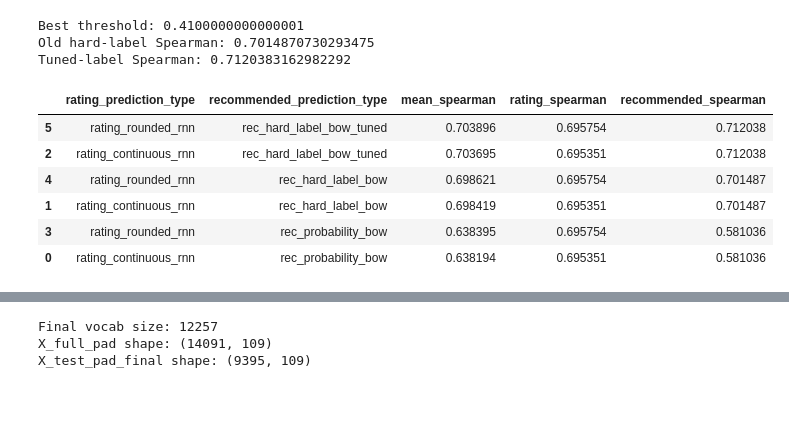
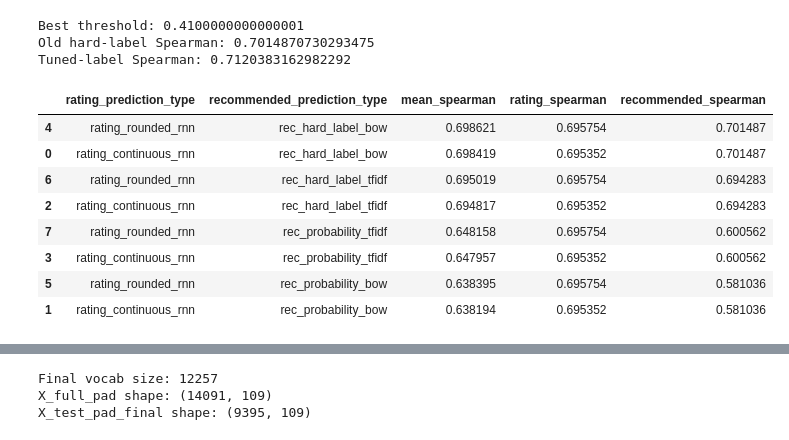
Before and after one commit to dariaproniakova/danit_final_project, a Jupyter notebook: notebooks/04_hybrid_improvement.ipynb, the cells around one changed output, grey strips where cells are left out. Cells and saved outputs as stored; diff of their text form; code cells hidden in the pictures; blank space fills up the shorter version.

```diff
--- a/notebooks/04_hybrid_improvement.ipynb
+++ b/notebooks/04_hybrid_improvement.ipynb
@@ -348,6 +434,18 @@ bow_preprocessor = ColumnTransformer([
     ("cat", categorical_preprocessor, cat_features),
     ("num", numeric_preprocessor, num_features)
 ])
+
+tfidf_preprocessor = ColumnTransformer([
+    ("text", TfidfVectorizer(
+        min_df=5,
+        max_features=40000,
+        ngram_range=(1, 2),
+        lowercase=False,
+        sublinear_tf=True
+    ), text_feature),
+    ("cat", categorical_preprocessor, cat_features),
+    ("num", numeric_preprocessor, num_features)
+])
 # %%
 recommended_bow_model = Pipeline([
     ("preprocessor", bow_preprocessor),
@@ -358,8 +456,21 @@ recommended_bow_model = Pipeline([
         random_state=SEED
     ))
 ])
+
+recommended_tfidf_model = Pipeline([
+    ("preprocessor", tfidf_preprocessor),
+    ("model", LogisticRegression(
+        max_iter=3000,
+        class_weight="balanced",
+        solver="liblinear",
+        random_state=SEED
+    ))
+])
 # %%
 recommended_bow_model.fit(train_df, y_train_rec)
 print("BoW recommended model trained.")
 # %% [output]
 BoW recommended model trained.
+# %%
+recommended_tfidf_model.fit(train_df, y_train_rec)
+print("TF-IDF recommended model trained.")
@@ -366,6 +479,9 @@ BoW recommended model trained.
 # %%
 val_rec_pred_prob_bow = recommended_bow_model.predict_proba(val_df)[:, 1]
 val_rec_pred_label_bow = recommended_bow_model.predict(val_df).astype(int)
+
+val_rec_pred_prob_tfidf = recommended_tfidf_model.predict_proba(val_df)[:, 1]
+val_rec_pred_label_tfidf = recommended_tfidf_model.predict(val_df).astype(int)
 # %%
 threshold_results_bow = []
 
@@ -442,38 +558,47 @@ rating_options = {
 # rec_options = {
 #     "rec_probability_bow": val_rec_pred_prob_bow,
 #     "rec_hard_label_bow": val_rec_pred_label_bow
 # }
 
+# rec_options = {
+#     "rec_probability_bow": val_rec_pred_prob_bow,
+#     "rec_hard_label_bow": val_rec_pred_label_bow,
+#     "rec_hard_label_bow_tuned": val_rec_pred_label_bow_tuned
+# }
+
 rec_options = {
+    "rec_hard_label_bow": val_rec_pred_label_bow,
     "rec_probability_bow": val_rec_pred_prob_bow,
-    "rec_hard_label_bow": val_rec_pred_label_bow,
-    "rec_hard_label_bow_tuned": val_rec_pred_label_bow_tuned
+    "rec_hard_label_tfidf": val_rec_pred_label_tfidf,
+    "rec_probability_tfidf": val_rec_pred_prob_tfidf
 }
 
 for rating_name, rating_pred in rating_options.items():
     for rec_name, rec_pred in rec_options.items():
         score_df = evaluate_predictions(
             y_val_rating, rating_pred,
             y_val_rec, rec_pred
         )
         mean_score = score_df.loc[score_df["target"] == "Mean", "spearman"].iloc[0]
 
         hybrid_results.append({
             "rating_prediction_type": rating_name,
             "recommended_prediction_type": rec_name,
             "mean_spearman": mean_score,
             "rating_spearman": score_df.loc[score_df["target"] == "Rating", "spearman"].iloc[0],
             "recommended_spearman": score_df.loc[score_df["target"] == "Recommended", "spearman"].iloc[0]
         })
 
 
 hybrid_results_df = pd.DataFrame(hybrid_results).sort_values("mean_spearman", ascending=False)
 hybrid_results_df
 # %% [output]
 |  | rating_prediction_type | recommended_prediction_type | mean_spearman | rating_spearman | recommended_spearman |
-| 5 | rating_rounded_rnn | rec_hard_label_bow_tuned | 0.703896 | 0.695754 | 0.712038 |
-| 2 | rating_continuous_rnn | rec_hard_label_bow_tuned | 0.703695 | 0.695351 | 0.712038 |
 | 4 | rating_rounded_rnn | rec_hard_label_bow | 0.698621 | 0.695754 | 0.701487 |
-| 1 | rating_continuous_rnn | rec_hard_label_bow | 0.698419 | 0.695351 | 0.701487 |
-| 3 | rating_rounded_rnn | rec_probability_bow | 0.638395 | 0.695754 | 0.581036 |
-| 0 | rating_continuous_rnn | rec_probability_bow | 0.638194 | 0.695351 | 0.581036 |
+| 0 | rating_continuous_rnn | rec_hard_label_bow | 0.698419 | 0.695352 | 0.701487 |
+| 6 | rating_rounded_rnn | rec_hard_label_tfidf | 0.695019 | 0.695754 | 0.694283 |
+| 2 | rating_continuous_rnn | rec_hard_label_tfidf | 0.694817 | 0.695352 | 0.694283 |
+| 7 | rating_rounded_rnn | rec_probability_tfidf | 0.648158 | 0.695754 | 0.600562 |
+| 3 | rating_continuous_rnn | rec_probability_tfidf | 0.647957 | 0.695352 | 0.600562 |
+| 5 | rating_rounded_rnn | rec_probability_bow | 0.638395 | 0.695754 | 0.581036 |
+| 1 | rating_continuous_rnn | rec_probability_bow | 0.638194 | 0.695352 | 0.581036 |
```
Also changed, not shown: parts of 18 cells of this notebook, 1 other file.
